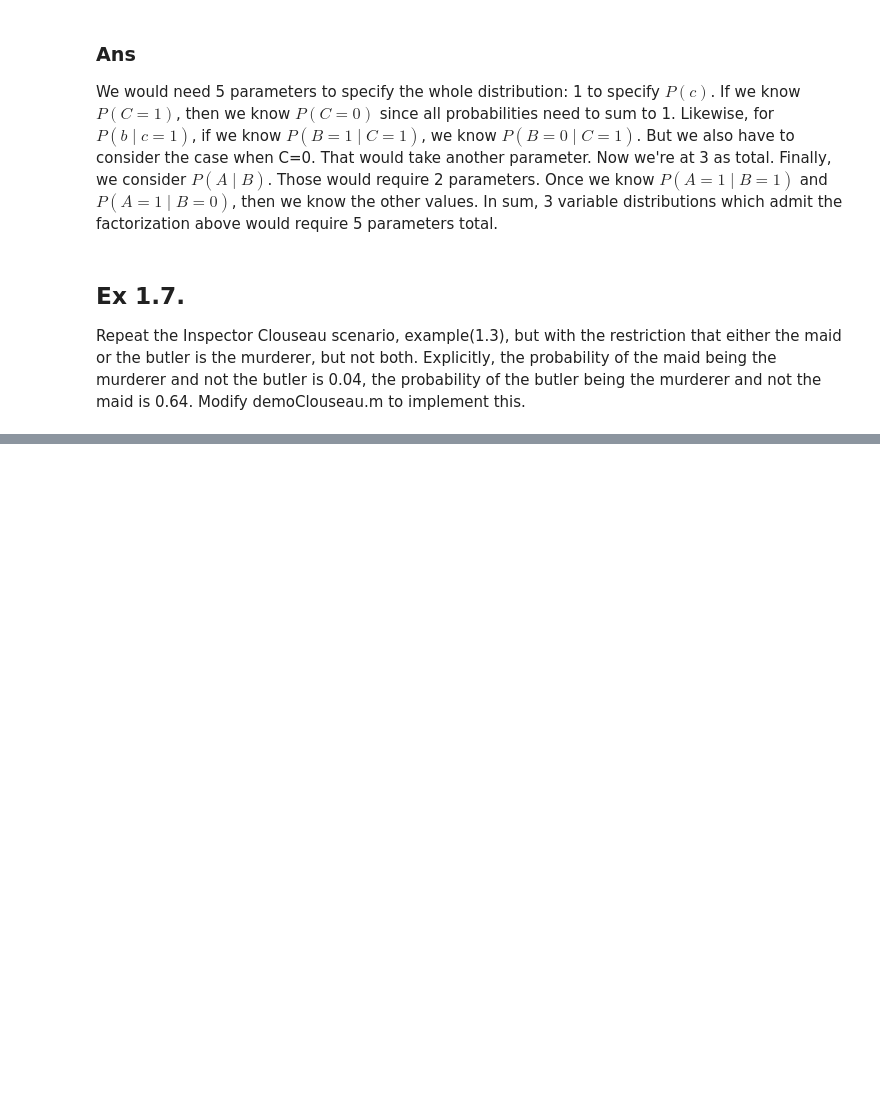
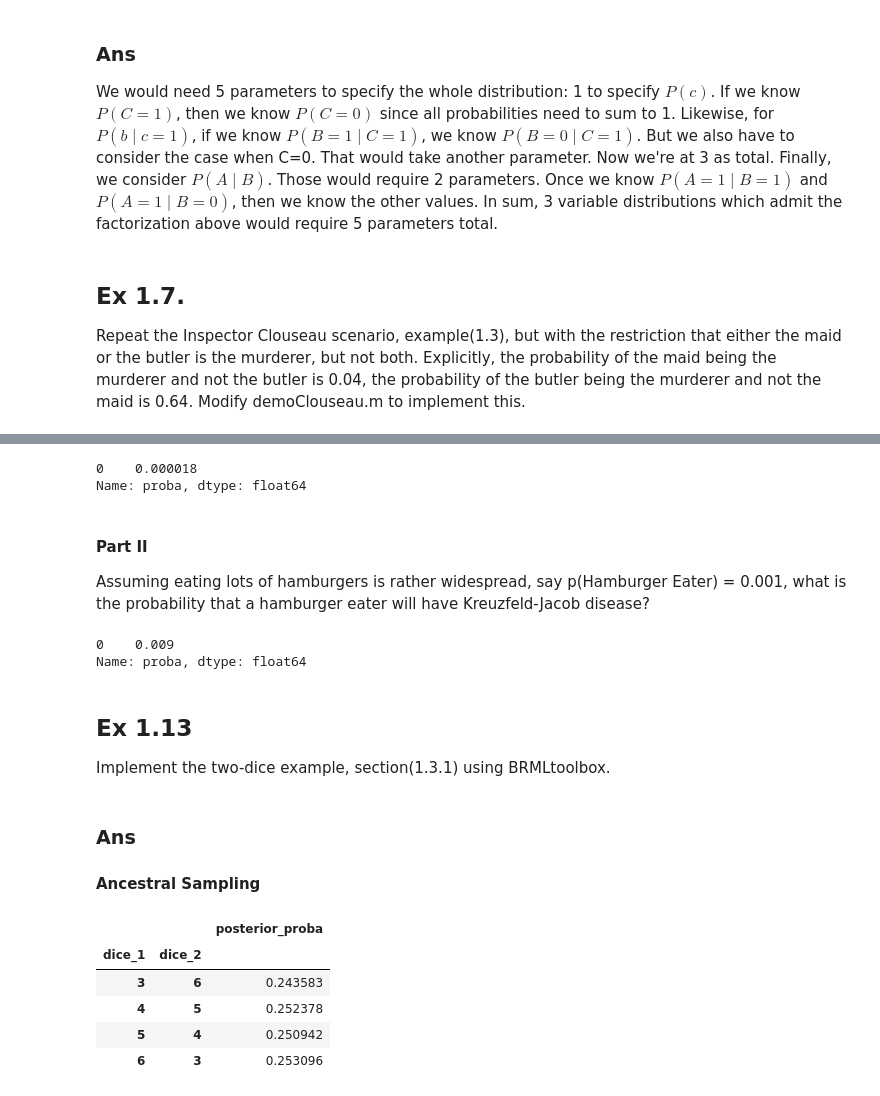
Before and after one commit to Edderic/BRML, a Jupyter notebook: solutions/ch-1.ipynb, the cells around one changed output, grey strips where cells are left out. Cells and saved outputs as stored; diff of their text form; code cells hidden in the pictures; blank space fills up the shorter version.

```diff
--- a/solutions/ch-1.ipynb
+++ b/solutions/ch-1.ipynb
@@ -369,0 +322,73 @@ Name: proba, dtype: float64
+# %%
+import pandas as pd
+
+kj = pd.DataFrame([
+    {'KJ': 1, 'proba': 1/100_000},
+    {'KJ': 0, 'proba': 99_999 / 100_000}
+])
+
+hamburger_given_kj = pd.DataFrame([
+    {'hamburger_eater': 1, 'proba': 0.9, 'KJ': 1},
+    {'hamburger_eater': 0, 'proba': 0.1, 'KJ': 1}
+])
+
+hamburger = pd.DataFrame([
+    {'hamburger_eater': 1, 'proba': 0.5},
+    {'hamburger_eater': 0, 'proba': 0.5},
+])
+
+merged = hamburger_given_kj.merge(kj, on='KJ', suffixes=('_hamburger_eater', '_KJ'))
+merged['proba'] = merged['proba_hamburger_eater'] * merged['proba_KJ']
+merged
+
+blah = merged.merge(hamburger, on='hamburger_eater')
+blah['proba'] = blah['proba_x'] / blah['proba_y']
+blah[blah['hamburger_eater'] == 1]['proba']
+# %% [output]
+0    0.000018
+Name: proba, dtype: float64
+# %% [markdown]
+####  Part II
+
+Assuming eating lots of hamburgers is rather widespread, say p(Hamburger Eater) = 0.001, what is the probability that a hamburger eater will have Kreuzfeld-Jacob disease?
+# %%
+hamburger = pd.DataFrame([
+    {'hamburger_eater': 1, 'proba': 0.001},
+    {'hamburger_eater': 0, 'proba': 0.999},
+])
+
+merged = hamburger_given_kj.merge(kj, on='KJ', suffixes=('_hamburger_eater', '_KJ'))
+merged['proba'] = merged['proba_hamburger_eater'] * merged['proba_KJ']
+merged
+
+blah = merged.merge(hamburger, on='hamburger_eater')
+blah['proba'] = blah['proba_x'] / blah['proba_y']
+blah[blah['hamburger_eater'] == 1]['proba']
+# %% [output]
+0    0.009
+Name: proba, dtype: float64
+# %% [markdown]
+## Ex 1.13
+
+Implement the two-dice example, section(1.3.1) using BRMLtoolbox.
+# %% [markdown]
+### Ans
+
+#### Ancestral Sampling
+# %%
+import numpy as np
+import pandas as pd
+num_samples = 100_000
+dice_1 = np.where(np.random.multinomial(n=1, pvals=np.ones(6) * 1/6, size=num_samples))[1] + 1
+dice_2 = np.where(np.random.multinomial(n=1, pvals=np.ones(6) * 1/6, size=num_samples))[1] + 1
+summation = dice_1 + dice_2
+joint = pd.DataFrame({'dice_1': dice_1, 'dice_2': dice_2, 'summation': summation}, index=list(range(num_samples)))
+is_nine = joint[joint['summation'] == 9].copy()
+(is_nine.groupby(['dice_1', 'dice_2']).count() / is_nine.groupby(['dice_1', 'dice_2']).count().sum()).rename(columns={'summation': 'posterior_proba'})
+# %% [output]
+|  |  | posterior_proba |
+| dice_1 | dice_2 |  |
+| 3 | 6 | 0.243583 |
+| 4 | 5 | 0.252378 |
+| 5 | 4 | 0.250942 |
+| 6 | 3 | 0.253096 |
```
Also changed, not shown: parts of 33 cells of this notebook.
